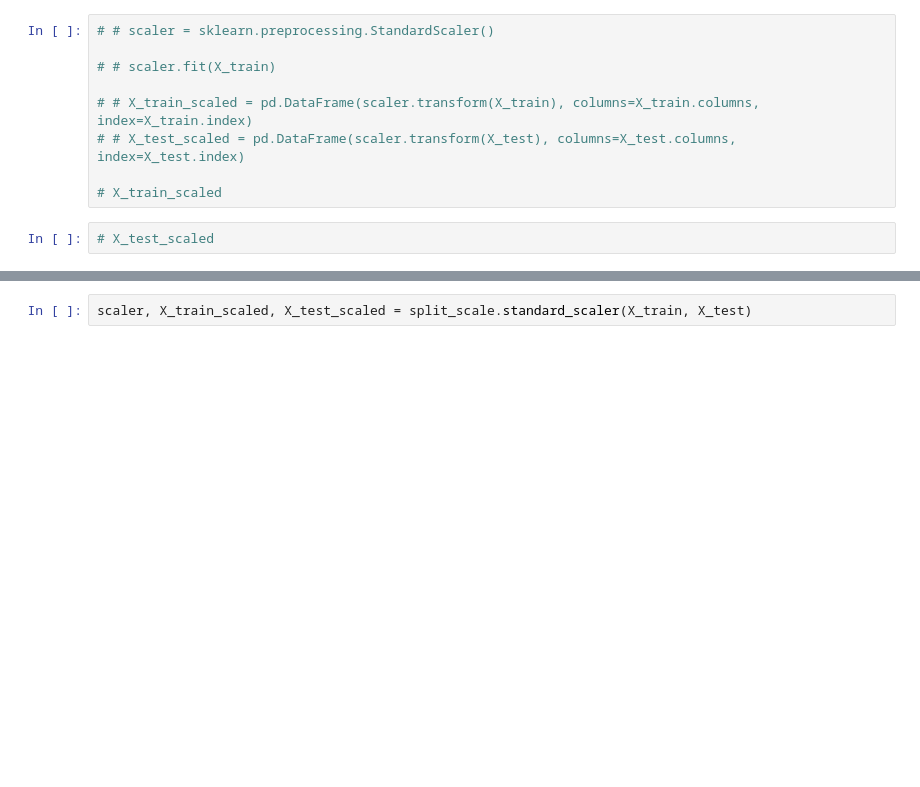
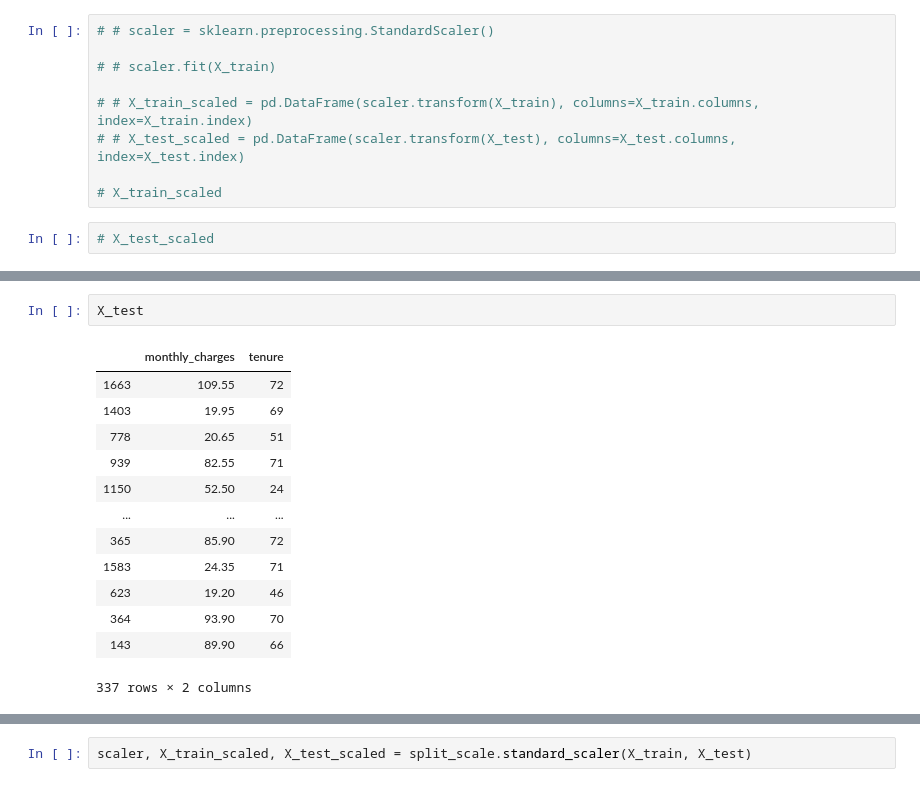
Before and after one commit to aleclhartman/ds-methodologies-exercises, a Jupyter notebook: regression/split_scale.ipynb, the cells around one changed output, grey strips where cells are left out. Saved outputs shown, nothing was run; the diff lists cells and outputs as text; blank space fills up the shorter version.

```diff
--- a/regression/split_scale.ipynb
+++ b/regression/split_scale.ipynb
@@ -90,0 +154,16 @@ X_train
+# %%
+X_test
+# %% [output]
+|  | monthly_charges | tenure |
+| 1663 | 109.55 | 72 |
+| 1403 | 19.95 | 69 |
+| 778 | 20.65 | 51 |
+| 939 | 82.55 | 71 |
+| 1150 | 52.50 | 24 |
+| ... | ... | ... |
+| 365 | 85.90 | 72 |
+| 1583 | 24.35 | 71 |
+| 623 | 19.20 | 46 |
+| 364 | 93.90 | 70 |
+| 143 | 89.90 | 66 |
+337 rows × 2 columns
```
Also changed, not shown: parts of 26 cells of this notebook, 1 other file.
